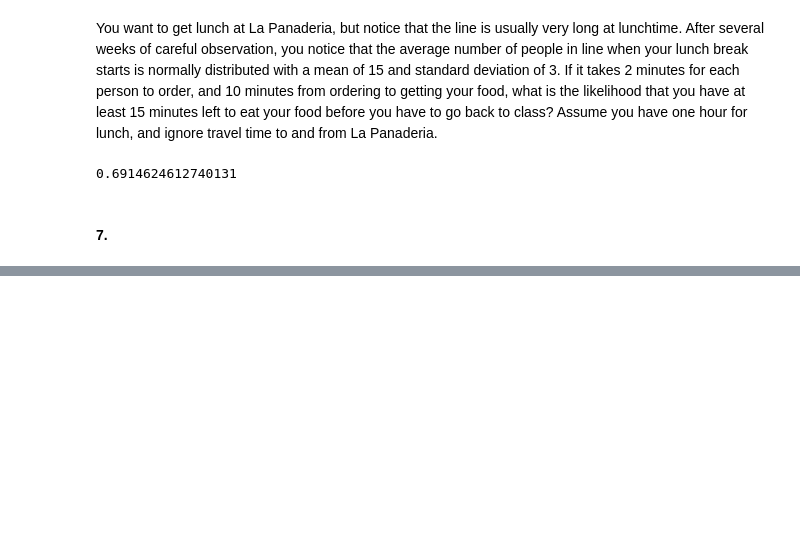
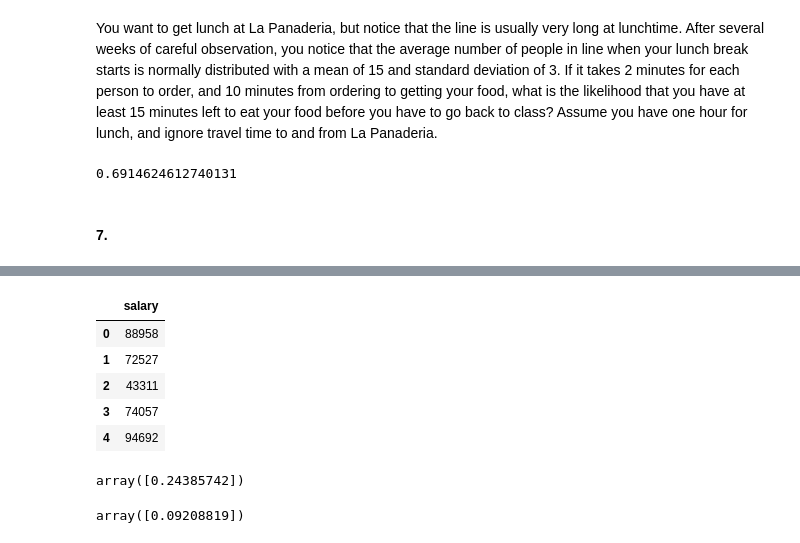
Before and after one commit to adam-talbot/statistics-exercises, a Jupyter notebook: probability_distributions.ipynb, the cells around one changed output, grey strips where cells are left out. Saved outputs shown, nothing was run; the diff lists cells and outputs as text; code cells hidden in the pictures; blank space fills up the shorter version.

```diff
--- a/probability_distributions.ipynb
+++ b/probability_distributions.ipynb
@@ -354,0 +367,18 @@ line.cdf(16.5)
+# %%
+def get_db_url(user, host, password, database):
+    return f'mysql+pymysql://{user}:{password}@{host}/{database}'
+# %%
+query = """
+SELECT salary FROM salaries WHERE to_date > CURDATE();
+"""
+
+current_salaries = pd.read_sql(query, get_db_url(user, host, password, 'employees'))
+# %%
+current_salaries.head()
+# %% [output]
+|  | salary |
+| 0 | 88958 |
+| 1 | 72527 |
+| 2 | 43311 |
+| 3 | 74057 |
+| 4 | 94692 |
@@ -354,0 +393,10 @@ line.cdf(16.5)
+# %%
+# less than 60,000
+sal.cdf(60000) - sal.pdf(60000)
+# %% [output]
+array([0.24385742])
+# %%
+# more than 95,000
+sal.sf(95000)
+# %% [output]
+array([0.09208819])
```
Also changed, not shown: parts of 13 cells of this notebook.
